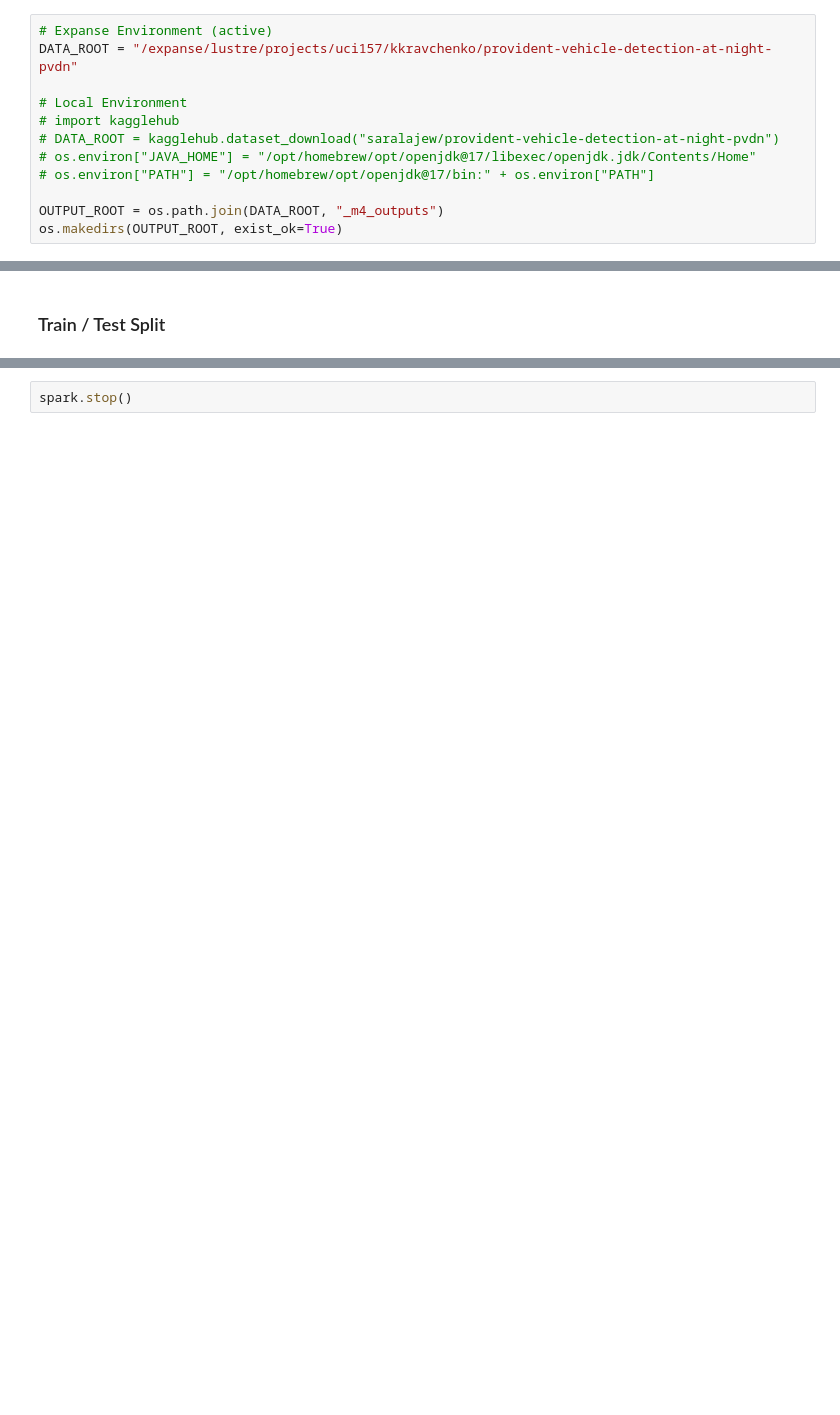
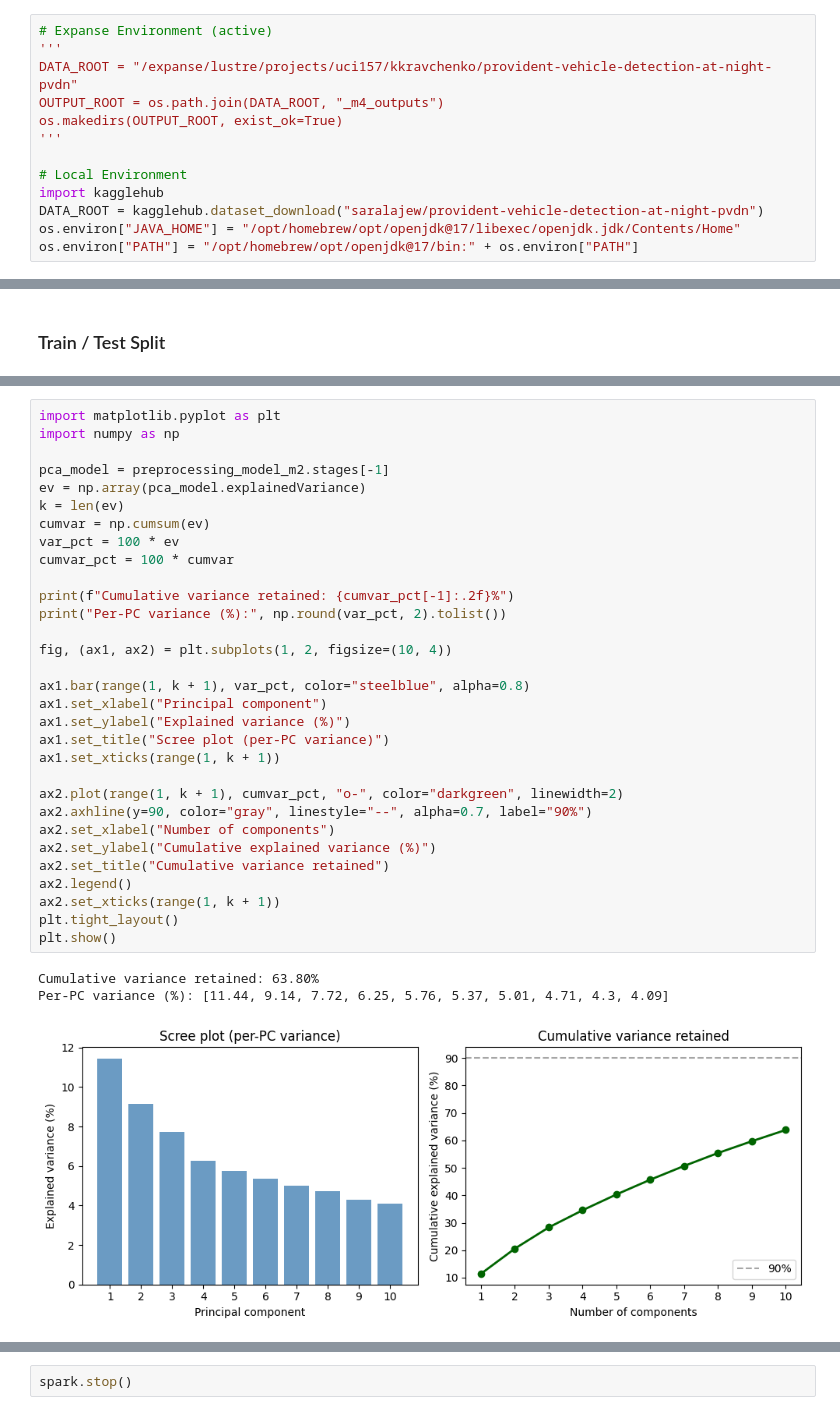
Before and after one commit to jestr-collab/232R-group-project, a Jupyter notebook: milestone_4.ipynb, the cells around one changed output, grey strips where cells are left out. Drawn from its saved outputs; the diff is of its cells as text; blank space fills up the shorter version.

```diff
--- a/milestone_4.ipynb
+++ b/milestone_4.ipynb
@@ -41,15 +31,16 @@ def show(df, n=20):
     display(df.limit(n).toPandas())
 # %%
 # Expanse Environment (active)
+'''
 DATA_ROOT = "/expanse/lustre/projects/uci157/kkravchenko/provident-vehicle-detection-at-night-pvdn"
+OUTPUT_ROOT = os.path.join(DATA_ROOT, "_m4_outputs")
+os.makedirs(OUTPUT_ROOT, exist_ok=True)
+'''
 
 # Local Environment
-# import kagglehub
-# DATA_ROOT = kagglehub.dataset_download("saralajew/provident-vehicle-detection-at-night-pvdn")
-# os.environ["JAVA_HOME"] = "/opt/homebrew/opt/openjdk@17/libexec/openjdk.jdk/Contents/Home"
-# os.environ["PATH"] = "/opt/homebrew/opt/openjdk@17/bin:" + os.environ["PATH"]
-
-OUTPUT_ROOT = os.path.join(DATA_ROOT, "_m4_outputs")
-os.makedirs(OUTPUT_ROOT, exist_ok=True)
+import kagglehub
+DATA_ROOT = kagglehub.dataset_download("saralajew/provident-vehicle-detection-at-night-pvdn")
+os.environ["JAVA_HOME"] = "/opt/homebrew/opt/openjdk@17/libexec/openjdk.jdk/Contents/Home"
+os.environ["PATH"] = "/opt/homebrew/opt/openjdk@17/bin:" + os.environ["PATH"]
 # %%
 # Expanse Environment (active)
@@ -719,0 +624,35 @@ Stop Spark when finished.
+# %%
+import matplotlib.pyplot as plt
+import numpy as np
+
+pca_model = preprocessing_model_m2.stages[-1]
+ev = np.array(pca_model.explainedVariance)
+k = len(ev)
+cumvar = np.cumsum(ev)
+var_pct = 100 * ev
+cumvar_pct = 100 * cumvar
+
+print(f"Cumulative variance retained: {cumvar_pct[-1]:.2f}%")
+print("Per-PC variance (%):", np.round(var_pct, 2).tolist())
+
+fig, (ax1, ax2) = plt.subplots(1, 2, figsize=(10, 4))
+
+ax1.bar(range(1, k + 1), var_pct, color="steelblue", alpha=0.8)
+ax1.set_xlabel("Principal component")
+ax1.set_ylabel("Explained variance (%)")
+ax1.set_title("Scree plot (per-PC variance)")
+ax1.set_xticks(range(1, k + 1))
+
+ax2.plot(range(1, k + 1), cumvar_pct, "o-", color="darkgreen", linewidth=2)
+ax2.axhline(y=90, color="gray", linestyle="--", alpha=0.7, label="90%")
+ax2.set_xlabel("Number of components")
+ax2.set_ylabel("Cumulative explained variance (%)")
+ax2.set_title("Cumulative variance retained")
+ax2.legend()
+ax2.set_xticks(range(1, k + 1))
+plt.tight_layout()
+plt.show()
+# %% [output]
+Cumulative variance retained: 63.80%
+Per-PC variance (%): [11.44, 9.14, 7.72, 6.25, 5.76, 5.37, 5.01, 4.71, 4.3, 4.09]
+[figure, added]
```
Also changed, not shown: parts of 58 cells of this notebook, 1 other file.
